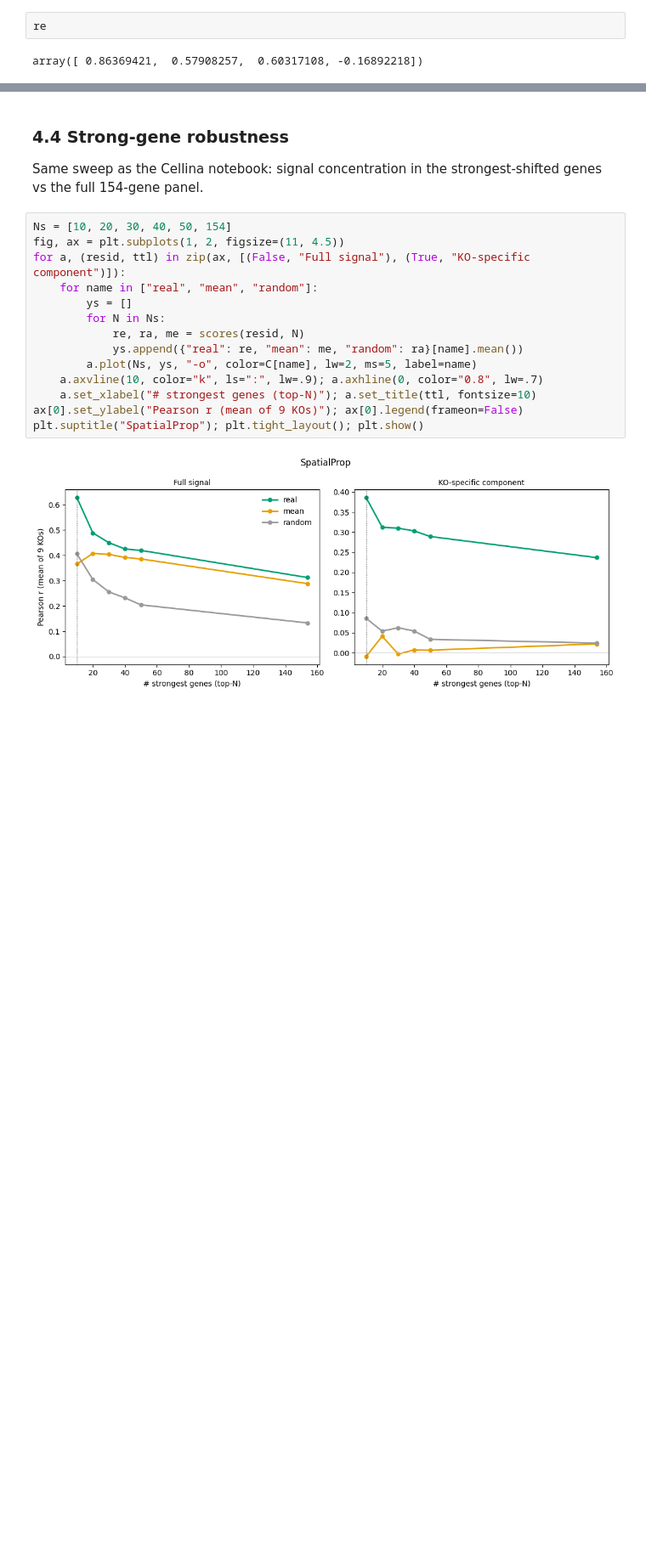
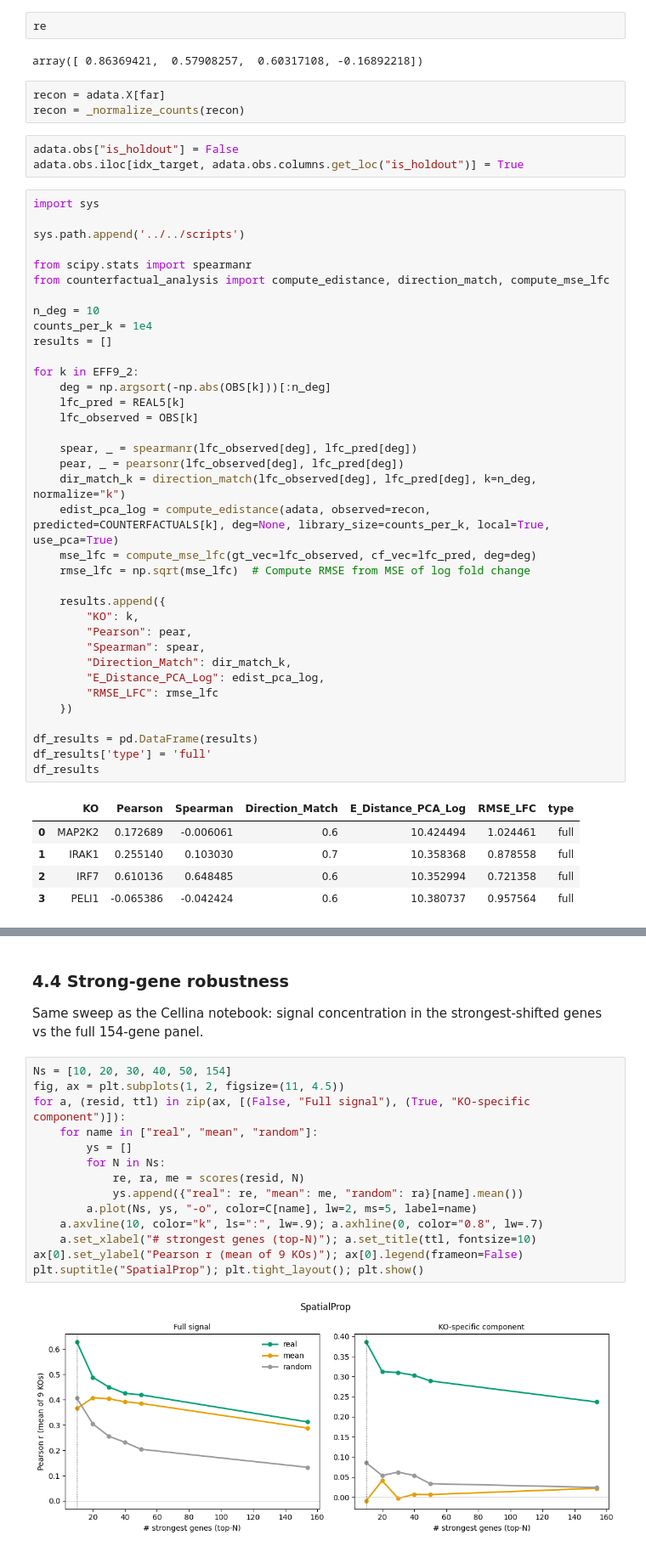
Before and after one commit to PMBio/cellina-reproducibility, a Jupyter notebook: notebooks/in_vivo/spprop_analysis.ipynb, the cells around one changed output, grey strips where cells are left out. Shown at 85% size. Drawn from its saved outputs; the diff is of its cells as text; blank space fills up the shorter version.

```diff
--- a/notebooks/in_vivo/spprop_analysis.ipynb
+++ b/notebooks/in_vivo/spprop_analysis.ipynb
@@ -558,3 +595,51 @@ KO-specific : real=0.469  mean=-0.040  random=-0.176
 re
 # %% [output]
 array([ 0.86369421,  0.57908257,  0.60317108, -0.16892218])
+# %%
+recon = adata.X[far]
+recon = _normalize_counts(recon)
+# %%
+adata.obs["is_holdout"] = False
+adata.obs.iloc[idx_target, adata.obs.columns.get_loc("is_holdout")] = True
+# %%
+import sys
+
+sys.path.append('../../scripts')
+
+from scipy.stats import spearmanr
+from counterfactual_analysis import compute_edistance, direction_match, compute_mse_lfc
+
+n_deg = 10
+counts_per_k = 1e4
+results = []
+
+for k in EFF9_2:
+    deg = np.argsort(-np.abs(OBS[k]))[:n_deg]
+    lfc_pred = REAL5[k]
+    lfc_observed = OBS[k]
+
+    spear, _ = spearmanr(lfc_observed[deg], lfc_pred[deg])
+    pear, _ = pearsonr(lfc_observed[deg], lfc_pred[deg])
+    dir_match_k = direction_match(lfc_observed[deg], lfc_pred[deg], k=n_deg, normalize="k")
+    edist_pca_log = compute_edistance(adata, observed=recon, predicted=COUNTERFACTUALS[k], deg=None, library_size=counts_per_k, local=True, use_pca=True)
+    mse_lfc = compute_mse_lfc(gt_vec=lfc_observed, cf_vec=lfc_pred, deg=deg)
+    rmse_lfc = np.sqrt(mse_lfc)  # Compute RMSE from MSE of log fold change
+
+    results.append({
+        "KO": k,
+        "Pearson": pear,
+        "Spearman": spear,
+        "Direction_Match": dir_match_k,
+        "E_Distance_PCA_Log": edist_pca_log,
+        "RMSE_LFC": rmse_lfc
+    })
+
+df_results = pd.DataFrame(results)
+df_results['type'] = 'full'
+df_results
+# %% [output]
+|  | KO | Pearson | Spearman | Direction_Match | E_Distance_PCA_Log | RMSE_LFC | type |
+| 0 | MAP2K2 | 0.172689 | -0.006061 | 0.6 | 10.424494 | 1.024461 | full |
+| 1 | IRAK1 | 0.255140 | 0.103030 | 0.7 | 10.358368 | 0.878558 | full |
+| 2 | IRF7 | 0.610136 | 0.648485 | 0.6 | 10.352994 | 0.721358 | full |
+| 3 | PELI1 | -0.065386 | -0.042424 | 0.6 | 10.380737 | 0.957564 | full |
```
Also changed, not shown: parts of 4 cells of this notebook.
